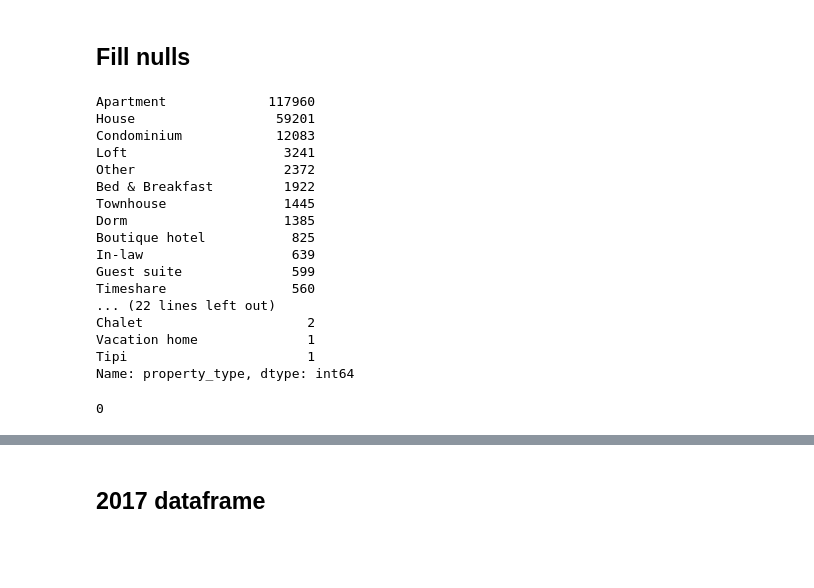
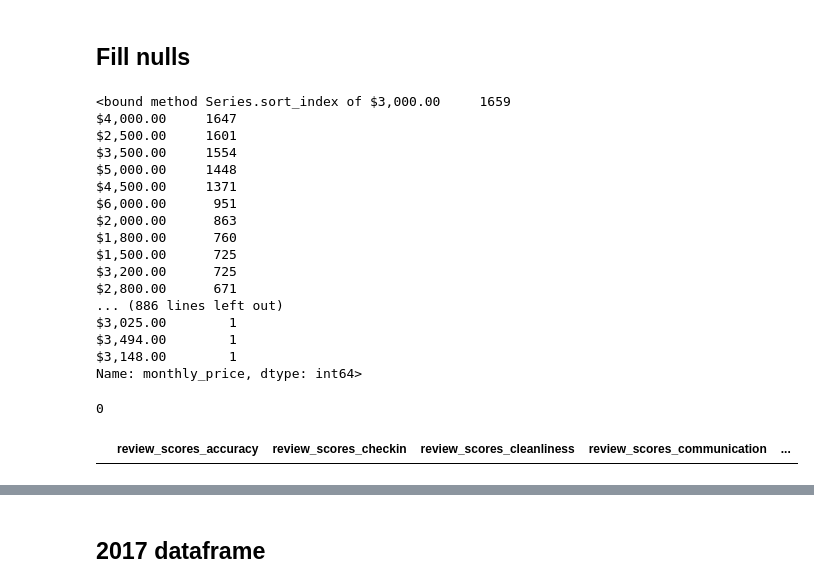
Before and after one commit to julia-git/capstone_airbnb, a Jupyter notebook: data_cleaning.ipynb, the cells around one changed output, grey strips where cells are left out. Saved outputs shown, nothing was run; the diff lists cells and outputs as text; code cells hidden in the pictures; blank space fills up the shorter version.

```diff
--- a/data_cleaning.ipynb
+++ b/data_cleaning.ipynb
@@ -35,6 +35,7 @@ df_sf.reviews_per_month.fillna(value=0, inplace=True)
 df_sf['price'].replace('[\$,]', '', regex=True, inplace=True)
 df_sf['price'] = df_sf.price.astype(float) ##
 df_sf.drop(df_sf[df_sf.price == 0].index, inplace=True)
+df_sf.drop(df_sf[df_sf.price > 20000].index, inplace=True)
 # %%
 len(df_sf)
 # %% [output]
@@ -54,10 +64,14 @@ df_sf['month'] = df_sf.calendar_last_scraped.apply(lambda x: x.month)
+# %%
+df_sf.drop(df_sf[df_sf.minimum_nights>90].index, inplace=True)
 # %% [markdown]
 ## Fill nulls
 # %%
 df_sf.cancellation_policy.fillna(value='none', inplace=True)
-df_sf.cleaning_fee.fillna(value='$0.00', inplace=True)
 
-#do host fill out information?
+#those who aren't rated are grouped together
+df_sf.review_scores_rating.fillna(value=0, inplace=True)
+
+#do host fill out information or not
 df_sf.loc[df_sf.host_about.notnull(), 'host_about_filled'] = True
 df_sf.loc[df_sf.host_about.isnull(), 'host_about_filled'] = False
 df_sf.loc[df_sf.host_picture_url.notnull(), 'host_picture_url_filled'] = True
@@ -93,26 +107,30 @@ df_sf['guest_per_bed'] = df_sf['guests_included']/df_sf['beds'] ##
 #do you get your own bedroom?
 df_sf['guest_per_bedroom'] = df_sf['guests_included']/df_sf['bedrooms'] ##
 # %%
-df_sf.property_type.value_counts()
+df_sf.monthly_price.value_counts().sort_index
 # %% [output]
-Apartment             117960
-House                  59201
-Condominium            12083
-Loft                    3241
-Other                   2372
-Bed & Breakfast         1922
-Townhouse               1445
-Dorm                    1385
-Boutique hotel           825
-In-law                   639
-Guest suite              599
-Timeshare                560
-... (22 lines left out)
-Chalet                     2
-Vacation home              1
-Tipi                       1
-Name: property_type, dtype: int64
+<bound method Series.sort_index of $3,000.00     1659
+$4,000.00     1647
+$2,500.00     1601
+$3,500.00     1554
+$5,000.00     1448
+$4,500.00     1371
+$6,000.00      951
+$2,000.00      863
+$1,800.00      760
+$1,500.00      725
+$3,200.00      725
+$2,800.00      671
+... (886 lines left out)
+$3,025.00        1
+$3,494.00        1
+$3,148.00        1
+Name: monthly_price, dtype: int64>
 # %%
 df_sf['price_per_guest'].isnull().sum()
 # %% [output]
 0
+# %%
+df_sf[df_sf['review_scores_rating'].isnull()][['review_scores_accuracy', 'review_scores_checkin', 'review_scores_cleanliness', 'review_scores_communication','review_scores_location', 'review_scores_rating' , 'review_scores_value', 'reviews_per_month']].head(300)
+# %% [output]
+|  | review_scores_accuracy | review_scores_checkin | review_scores_cleanliness | review_scores_communication | ... |
```
Also changed, not shown: parts of 12 cells of this notebook, 4 other files.
